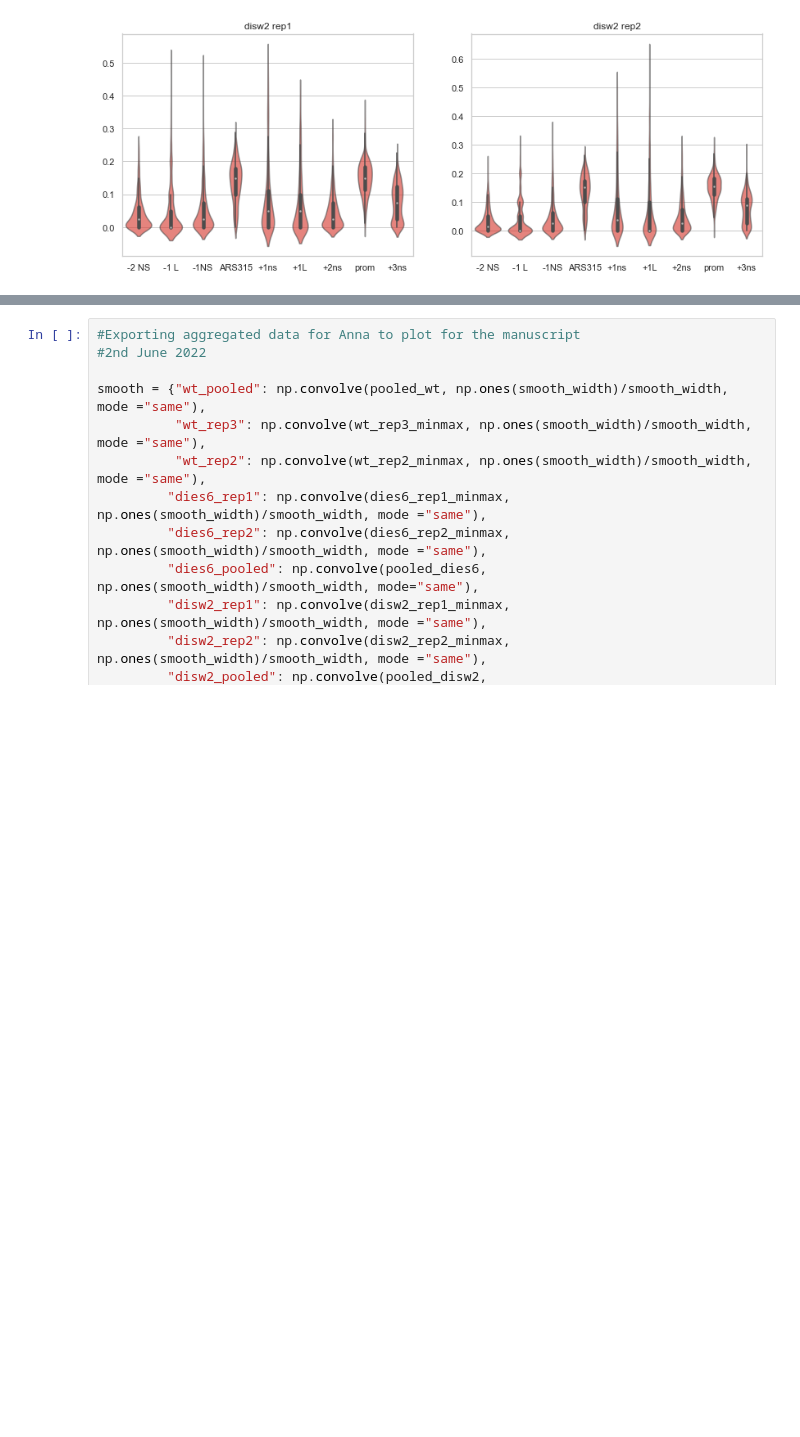
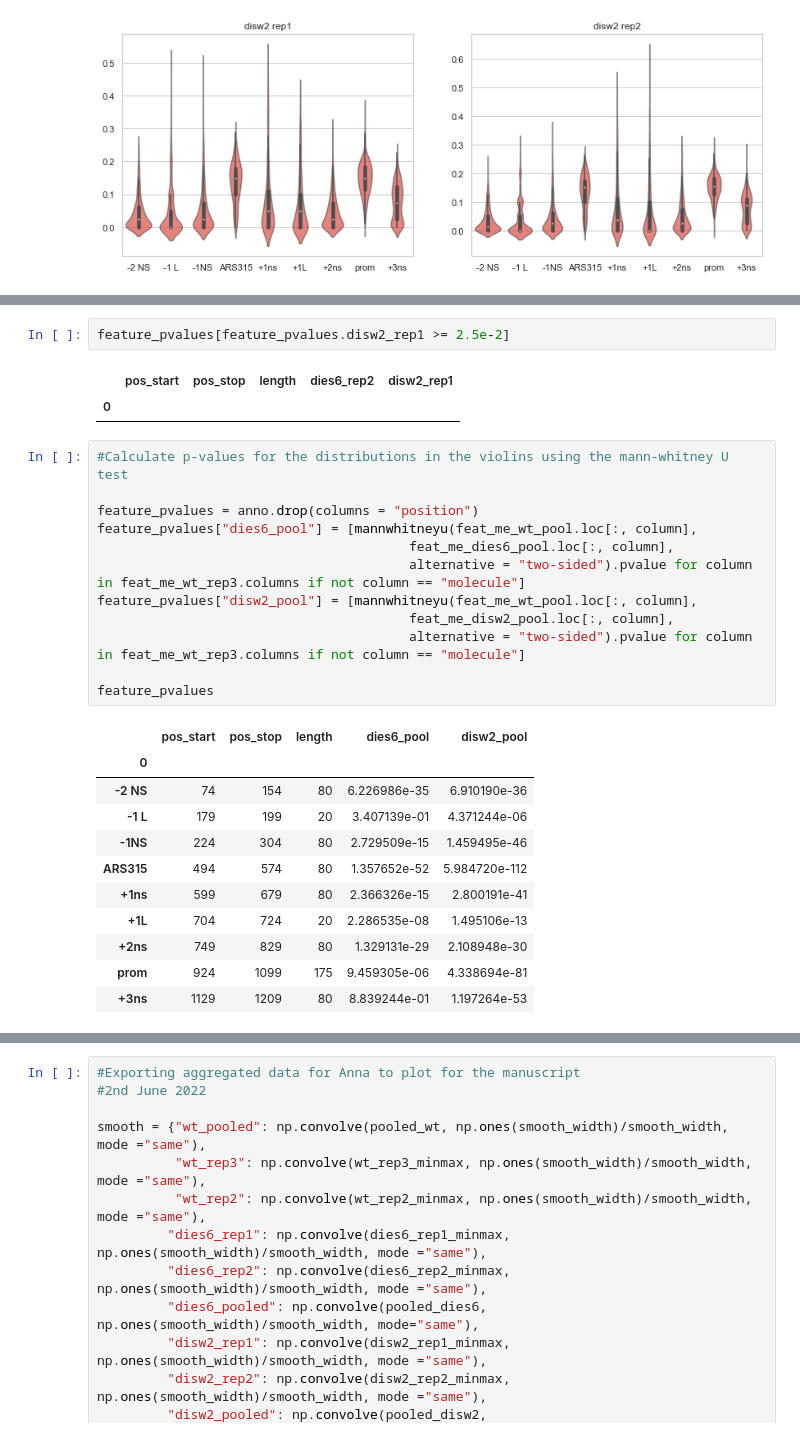
Before and after one commit to KarolineHoller/nanopore_methylation, a Jupyter notebook: methylation_analysis_20220502_ARS315.ipynb, the cells around one changed output, grey strips where cells are left out. Cells and saved outputs as stored; diff of their text form; blank space fills up the shorter version.

```diff
--- a/methylation_analysis_20220502_ARS315.ipynb
+++ b/methylation_analysis_20220502_ARS315.ipynb
@@ -835,0 +912,29 @@ plt.show()
+# %%
+feature_pvalues[feature_pvalues.disw2_rep1 >= 2.5e-2]
+# %% [output]
+|  | pos_start | pos_stop | length | dies6_rep2 | disw2_rep1 |
+| 0 |  |  |  |  |  |
+# %%
+#Calculate p-values for the distributions in the violins using the mann-whitney U test
+
+feature_pvalues = anno.drop(columns = "position")
+feature_pvalues["dies6_pool"] = [mannwhitneyu(feat_me_wt_pool.loc[:, column],
+                                        feat_me_dies6_pool.loc[:, column],
+                                        alternative = "two-sided").pvalue for column in feat_me_wt_rep3.columns if not column == "molecule"]
+feature_pvalues["disw2_pool"] = [mannwhitneyu(feat_me_wt_pool.loc[:, column],
+                                        feat_me_disw2_pool.loc[:, column],
+                                        alternative = "two-sided").pvalue for column in feat_me_wt_rep3.columns if not column == "molecule"]
+
+feature_pvalues
+# %% [output]
+|  | pos_start | pos_stop | length | dies6_pool | disw2_pool |
+| 0 |  |  |  |  |  |
+| -2 NS | 74 | 154 | 80 | 6.226986e-35 | 6.910190e-36 |
+| -1 L | 179 | 199 | 20 | 3.407139e-01 | 4.371244e-06 |
+| -1NS | 224 | 304 | 80 | 2.729509e-15 | 1.459495e-46 |
+| ARS315 | 494 | 574 | 80 | 1.357652e-52 | 5.984720e-112 |
+| +1ns | 599 | 679 | 80 | 2.366326e-15 | 2.800191e-41 |
+| +1L | 704 | 724 | 20 | 2.286535e-08 | 1.495106e-13 |
+| +2ns | 749 | 829 | 80 | 1.329131e-29 | 2.108948e-30 |
+| prom | 924 | 1099 | 175 | 9.459305e-06 | 4.338694e-81 |
+| +3ns | 1129 | 1209 | 80 | 8.839244e-01 | 1.197264e-53 |
```
Also changed, not shown: parts of 24 cells of this notebook, 3 other files.
